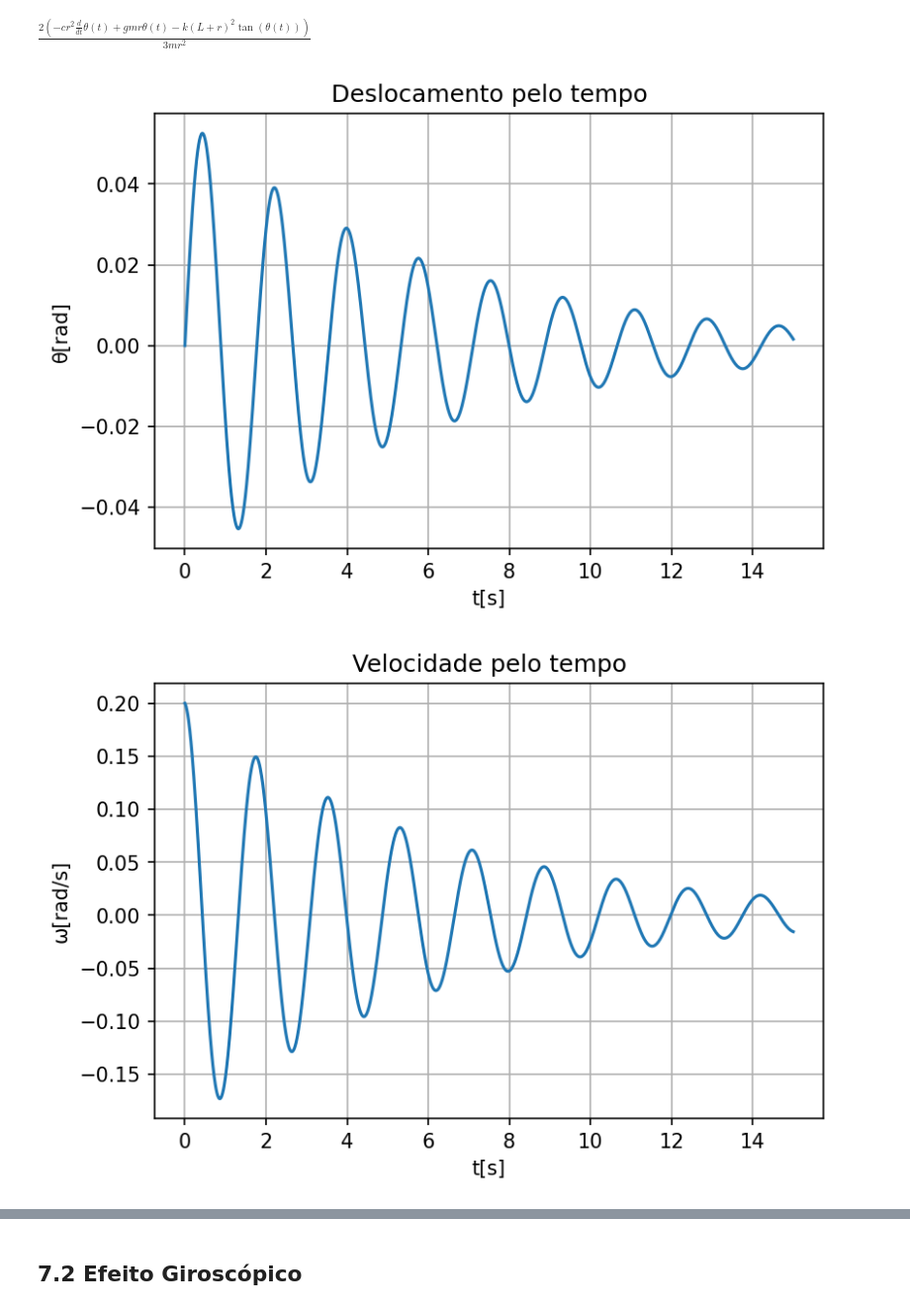
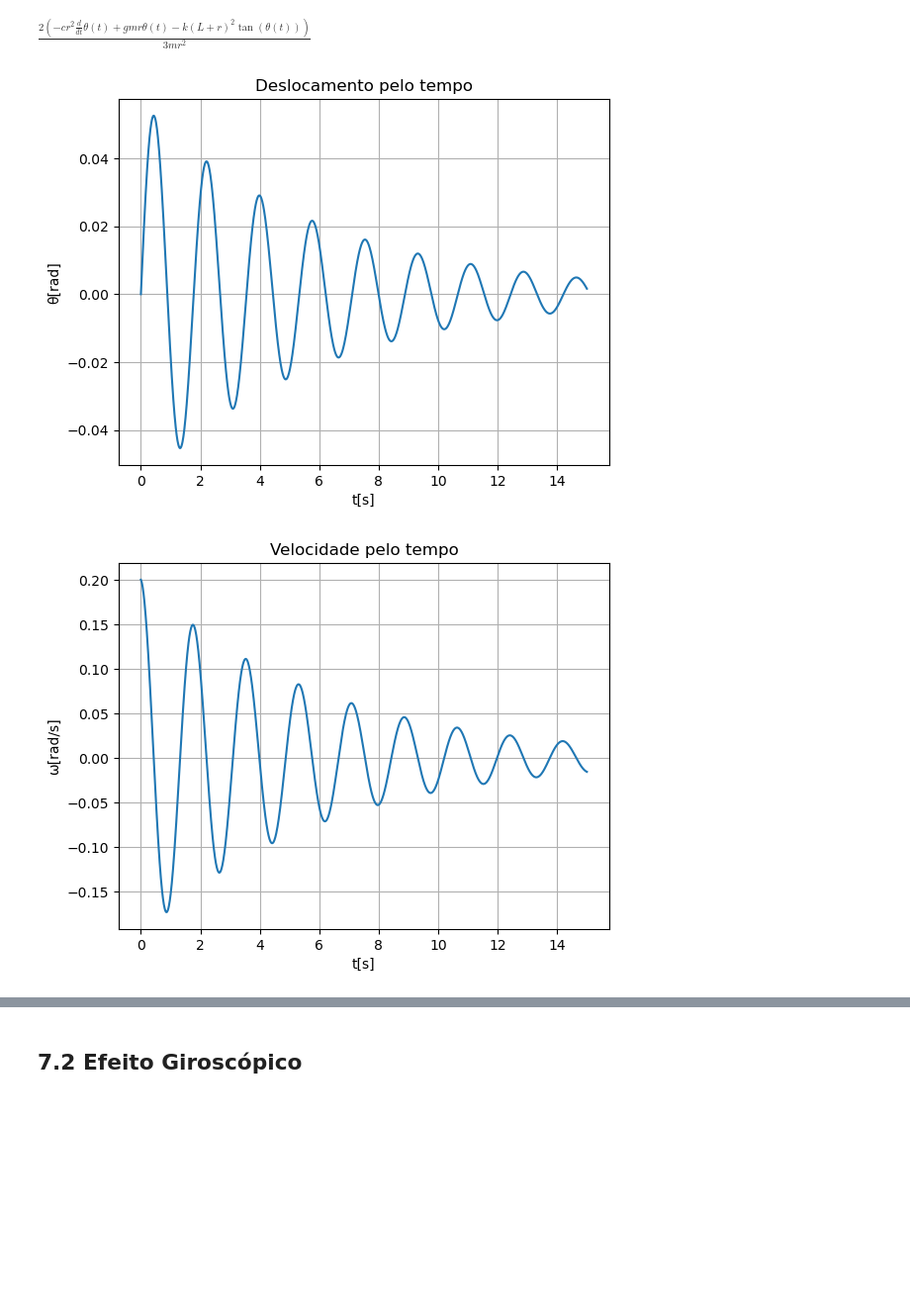
Before and after one commit to Pi-vi/Aulas_Dinamica, a Jupyter notebook: Din7.ipynb, the cells around one changed output, grey strips where cells are left out. Shown at 99% size. Cells and saved outputs as stored; diff of their text form; code cells hidden in the pictures; blank space fills up the shorter version.

```diff
--- a/Din7.ipynb
+++ b/Din7.ipynb
@@ -328,17 +331,17 @@ def modelo(X,tn): #X[0] é o deslocamento e X[1] é a velocidade
 # %%
 X = odeint(modelo,x0,tn)
 # %%
-plt.figure(dpi=150)
+plt.figure()
 plt.plot(tn,X[:,0])
 plt.xlabel('t[s]')
 xstr = chr(952) + '[rad]'
 plt.ylabel(xstr)
 plt.title('Deslocamento pelo tempo')
 plt.grid(True)
 # %% [output]
-[figure, old version]
+[figure, new version]
 # %%
-plt.figure(dpi=150)
+plt.figure()
 plt.plot(tn,X[:,1])
 plt.xlabel('t[s]')
 vstr = chr(969) + '[rad/s]'
@@ -346,5 +349,5 @@ plt.ylabel(vstr)
 plt.title('Velocidade pelo tempo')
 plt.grid(True)
 # %% [output]
-[figure, old version]
+[figure, new version]
 # %%
```
Also changed, not shown: parts of 26 cells of this notebook, 6 other files.
